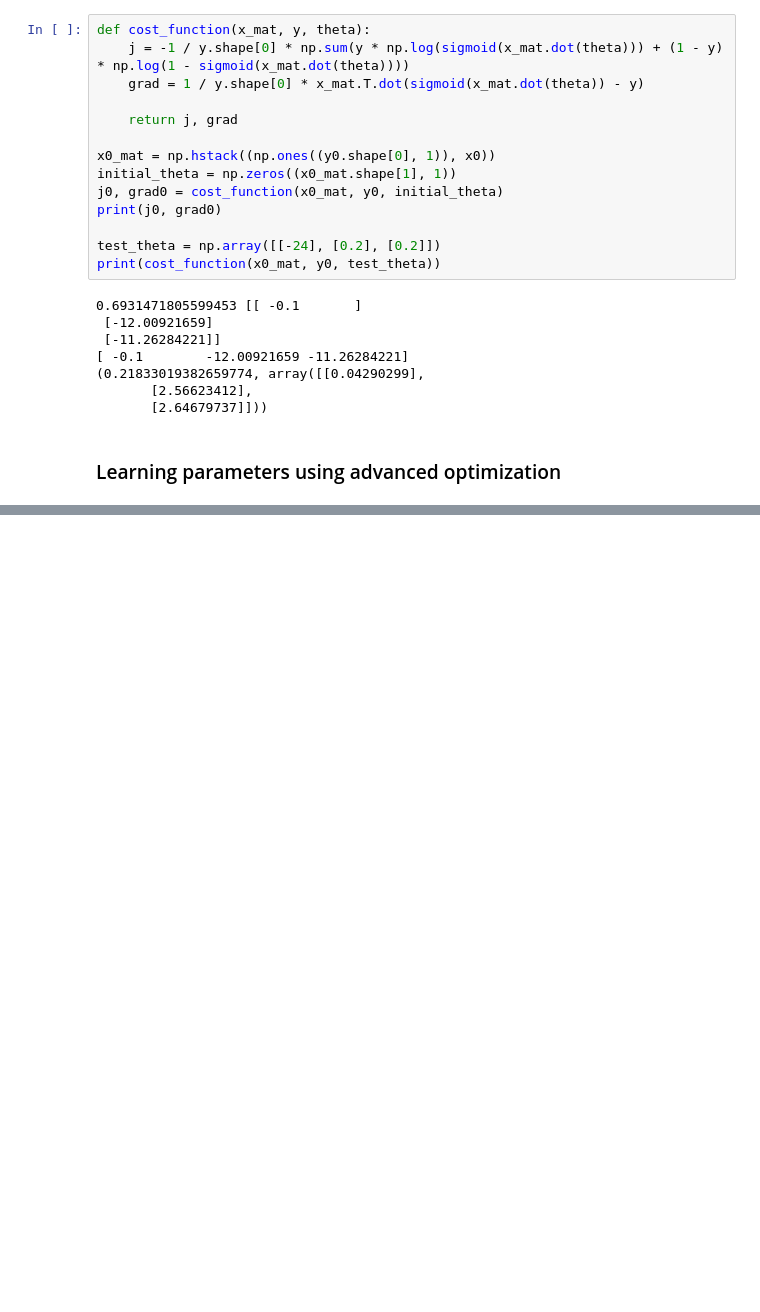
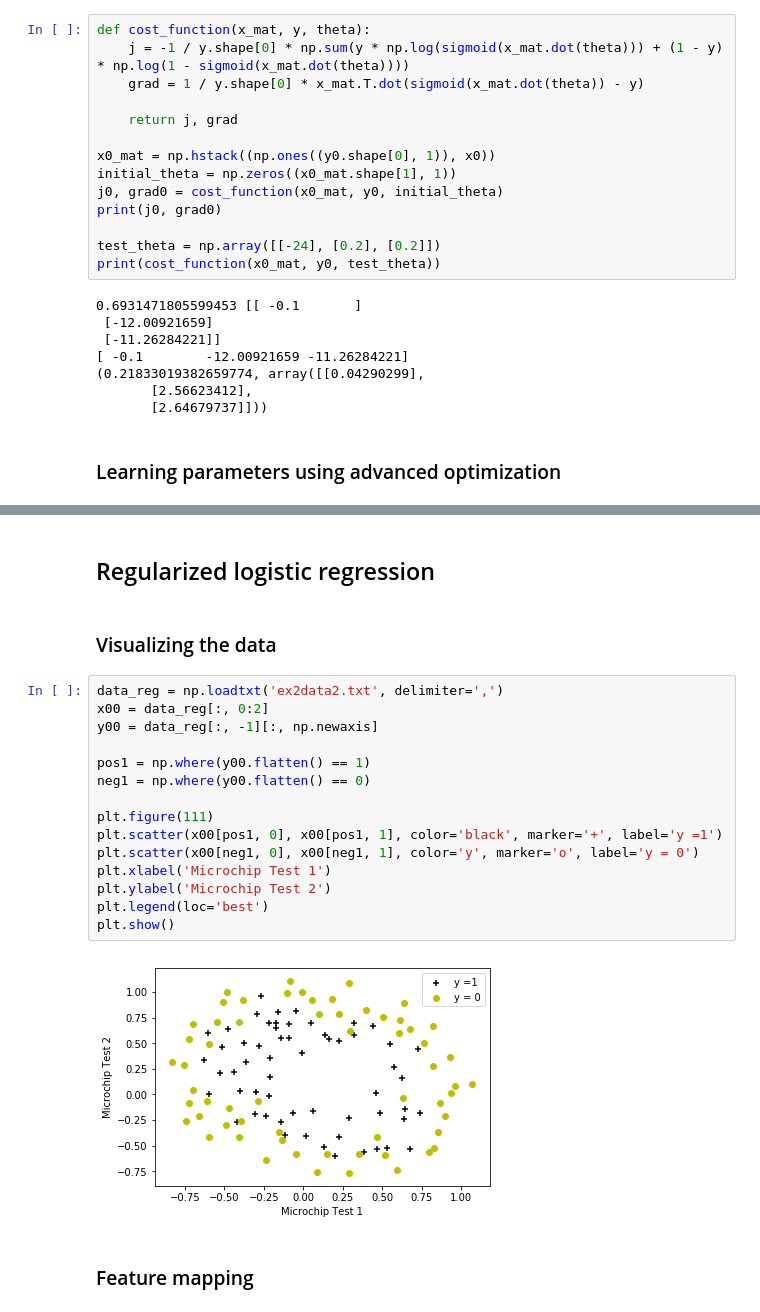
Before and after one commit to ZhuHaizhen/AndrewNg-ML-Python-Implementation, a Jupyter notebook: logistic_regression.ipynb, the cells around one changed output, grey strips where cells are left out. Saved outputs shown, nothing was run; the diff lists cells and outputs as text; blank space fills up the shorter version.

```diff
--- a/logistic_regression.ipynb
+++ b/logistic_regression.ipynb
@@ -91,0 +127,23 @@ Optimization terminated successfully.
+# %% [markdown]
+## Regularized logistic regression
+# %% [markdown]
+### Visualizing the data
+# %%
+data_reg = np.loadtxt('ex2data2.txt', delimiter=',')
+x00 = data_reg[:, 0:2]
+y00 = data_reg[:, -1][:, np.newaxis]
+
+pos1 = np.where(y00.flatten() == 1)
+neg1 = np.where(y00.flatten() == 0)
+
+plt.figure(111)
+plt.scatter(x00[pos1, 0], x00[pos1, 1], color='black', marker='+', label='y =1')
+plt.scatter(x00[neg1, 0], x00[neg1, 1], color='y', marker='o', label='y = 0')
+plt.xlabel('Microchip Test 1')
+plt.ylabel('Microchip Test 2')
+plt.legend(loc='best')
+plt.show()
+# %% [output]
+[figure, added]
+# %% [markdown]
+### Feature mapping
```
Also changed, not shown: parts of 6 cells of this notebook.
